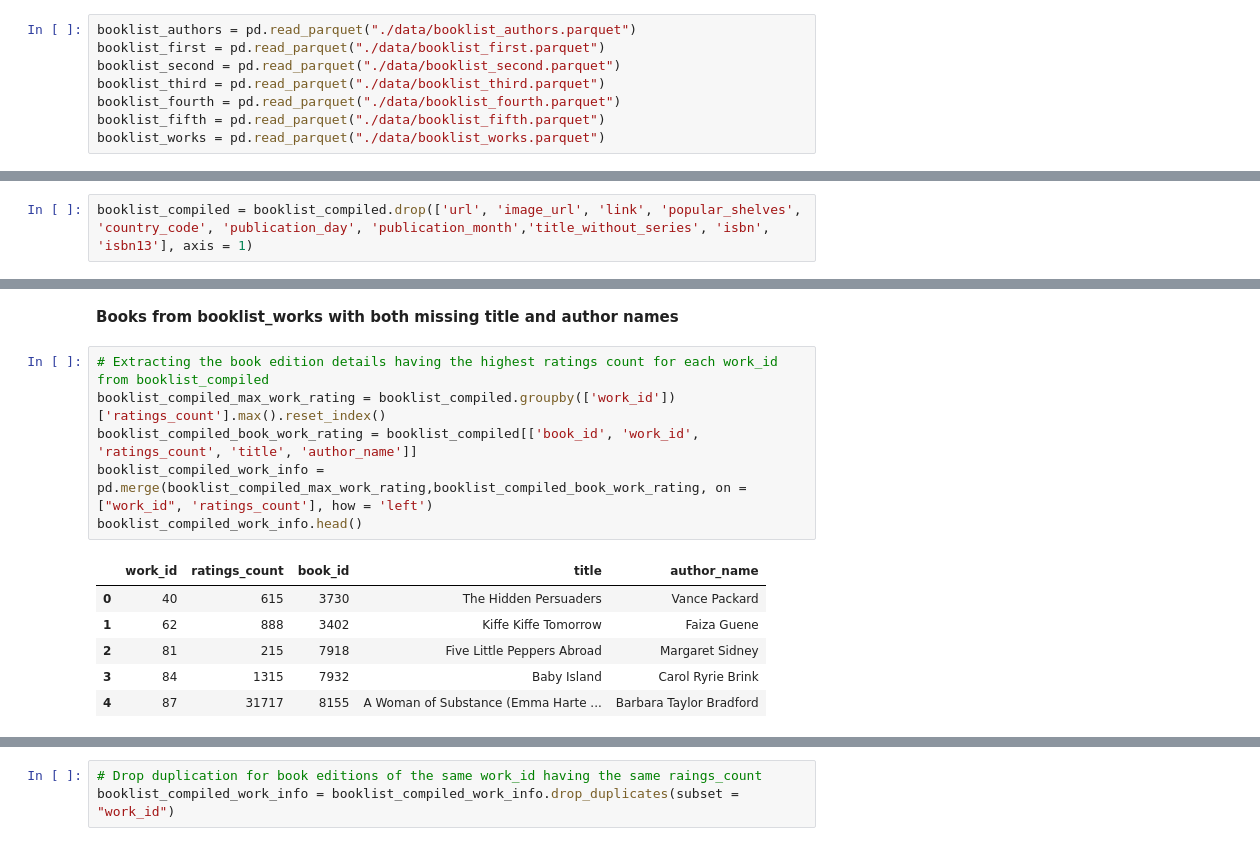
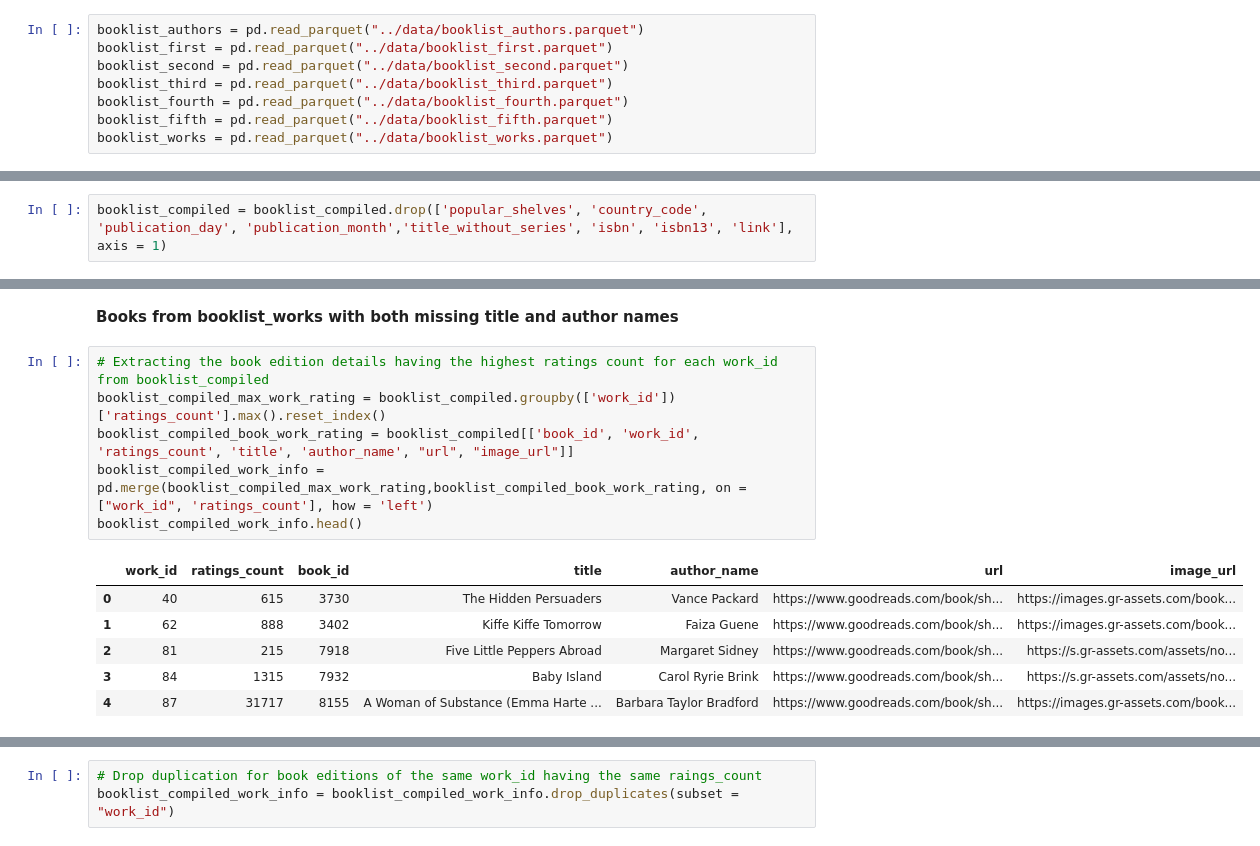
Before and after one commit to cxliew/books_recommender_system, a Jupyter notebook: code/capstone_project_b_data_cleaning_booklist.ipynb, the cells around one changed output, grey strips where cells are left out. Cells and saved outputs as stored; diff of their text form.

```diff
--- a/code/capstone_project_b_data_cleaning_booklist.ipynb
+++ b/code/capstone_project_b_data_cleaning_booklist.ipynb
@@ -46,13 +50,13 @@ pd.options.display.max_rows = 2000
 # %% [markdown]
 ### 3.2 Data Import
 # %%
-booklist_authors = pd.read_parquet("./data/booklist_authors.parquet")
-booklist_first = pd.read_parquet("./data/booklist_first.parquet")
-booklist_second = pd.read_parquet("./data/booklist_second.parquet")
-booklist_third = pd.read_parquet("./data/booklist_third.parquet")
-booklist_fourth = pd.read_parquet("./data/booklist_fourth.parquet")
-booklist_fifth = pd.read_parquet("./data/booklist_fifth.parquet")
-booklist_works = pd.read_parquet("./data/booklist_works.parquet")
+booklist_authors = pd.read_parquet("../data/booklist_authors.parquet")
+booklist_first = pd.read_parquet("../data/booklist_first.parquet")
+booklist_second = pd.read_parquet("../data/booklist_second.parquet")
+booklist_third = pd.read_parquet("../data/booklist_third.parquet")
+booklist_fourth = pd.read_parquet("../data/booklist_fourth.parquet")
+booklist_fifth = pd.read_parquet("../data/booklist_fifth.parquet")
+booklist_works = pd.read_parquet("../data/booklist_works.parquet")
 # %%
 # Compilation of booklist_first to booklist_fifth
 booklist_compiled = pd.concat([booklist_first, booklist_second, booklist_third, booklist_fourth, booklist_fifth], axis = 0).reset_index(drop=True)
@@ -184,5 +196,5 @@ Removing columns:- 'url', 'image_url', 'link', 'popular_shelves', 'country_code'
 # %%
-booklist_compiled = booklist_compiled.drop(['url', 'image_url', 'link', 'popular_shelves', 'country_code', 'publication_day', 'publication_month','title_without_series', 'isbn', 'isbn13'], axis = 1)
+booklist_compiled = booklist_compiled.drop(['popular_shelves', 'country_code', 'publication_day', 'publication_month','title_without_series', 'isbn', 'isbn13', 'link'], axis = 1)
 # %% [markdown]
 ### 3.4.3 Removing average_rating and ratings_count is zero
 # %%
@@ -773,16 +813,16 @@ works_no_missing_title = booklist_works[booklist_works.title.notnull()]
 # %%
 # Extracting the book edition details having the highest ratings count for each work_id from booklist_compiled
 booklist_compiled_max_work_rating = booklist_compiled.groupby(['work_id'])['ratings_count'].max().reset_index()
-booklist_compiled_book_work_rating = booklist_compiled[['book_id', 'work_id', 'ratings_count', 'title', 'author_name']]
+booklist_compiled_book_work_rating = booklist_compiled[['book_id', 'work_id', 'ratings_count', 'title', 'author_name', "url", "image_url"]]
 booklist_compiled_work_info = pd.merge(booklist_compiled_max_work_rating,booklist_compiled_book_work_rating, on = ["work_id", 'ratings_count'], how = 'left')
 booklist_compiled_work_info.head()
 # %% [output]
-|  | work_id | ratings_count | book_id | title | author_name |
-| 0 | 40 | 615 | 3730 | The Hidden Persuaders | Vance Packard |
-| 1 | 62 | 888 | 3402 | Kiffe Kiffe Tomorrow | Faiza Guene |
-| 2 | 81 | 215 | 7918 | Five Little Peppers Abroad | Margaret Sidney |
-| 3 | 84 | 1315 | 7932 | Baby Island | Carol Ryrie Brink |
-| 4 | 87 | 31717 | 8155 | A Woman of Substance (Emma Harte ... | Barbara Taylor Bradford |
+|  | work_id | ratings_count | book_id | title | author_name | url | image_url |
+| 0 | 40 | 615 | 3730 | The Hidden Persuaders | Vance Packard | https://www.goodreads.com/book/sh... | https://images.gr-assets.com/book... |
+| 1 | 62 | 888 | 3402 | Kiffe Kiffe Tomorrow | Faiza Guene | https://www.goodreads.com/book/sh... | https://images.gr-assets.com/book... |
+| 2 | 81 | 215 | 7918 | Five Little Peppers Abroad | Margaret Sidney | https://www.goodreads.com/book/sh... | https://s.gr-assets.com/assets/no... |
+| 3 | 84 | 1315 | 7932 | Baby Island | Carol Ryrie Brink | https://www.goodreads.com/book/sh... | https://s.gr-assets.com/assets/no... |
+| 4 | 87 | 31717 | 8155 | A Woman of Substance (Emma Harte ... | Barbara Taylor Bradford | https://www.goodreads.com/book/sh... | https://images.gr-assets.com/book... |
 # %%
 booklist_compiled_work_info[booklist_compiled_work_info.work_id.duplicated()].head()
 # %% [output]
```
Also changed, not shown: parts of 38 cells of this notebook, 19 other files.
